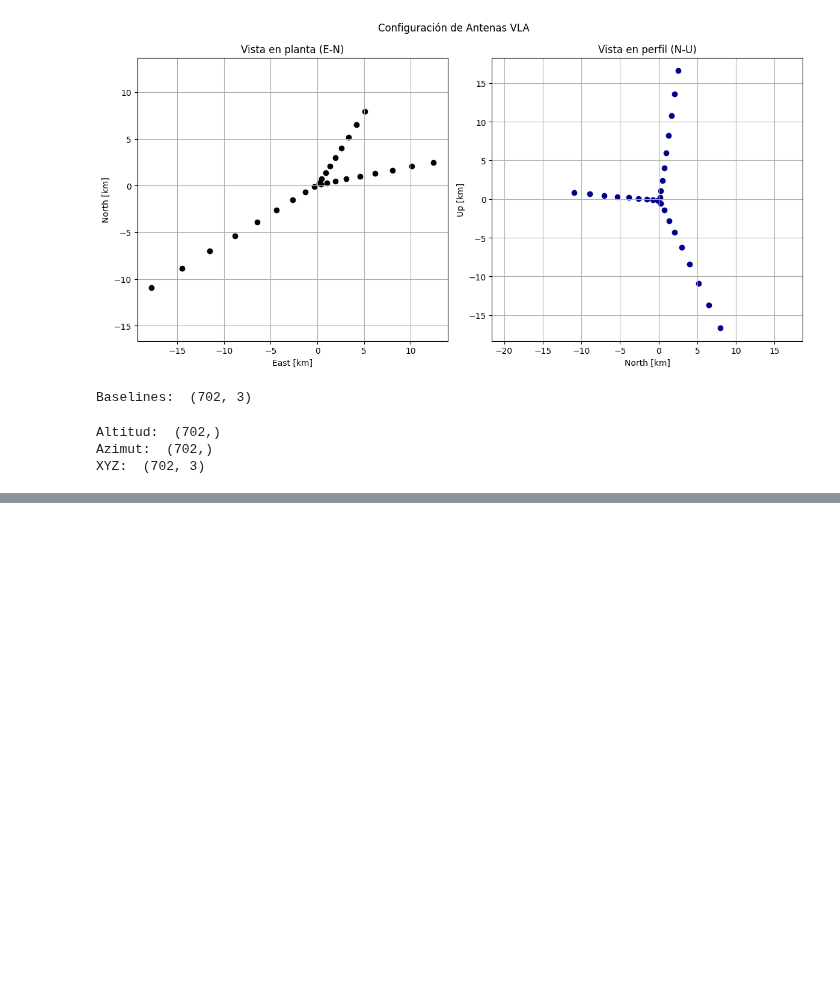
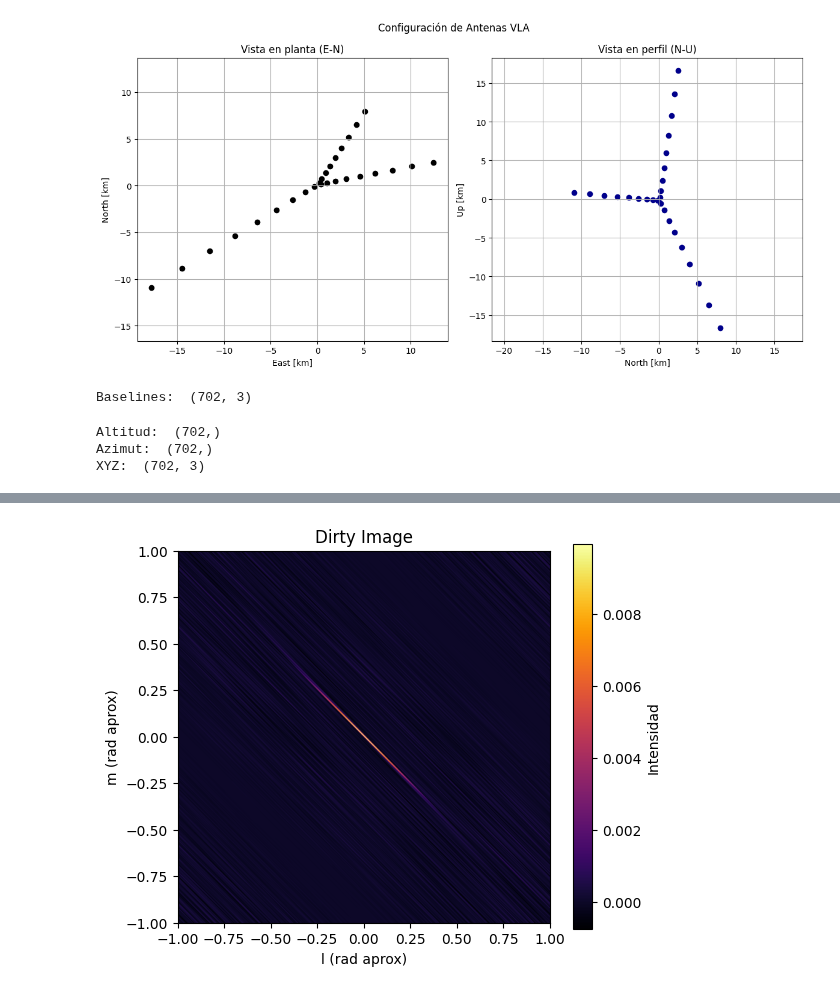
Before and after one commit to Mieres7/RadioInterferometry, a Jupyter notebook: lab1/laboratory1.ipynb, the cells around one changed output, grey strips where cells are left out. Saved outputs shown, nothing was run; the diff lists cells and outputs as text; code cells hidden in the pictures; blank space fills up the shorter version.

```diff
--- a/lab1/laboratory1.ipynb
+++ b/lab1/laboratory1.ipynb
@@ -550,0 +544,3 @@ plot_uv_coverage(uvw, unit='km', show_center=True, show_symmetry=False, color='b
+# %%
+freq_hz = 100e9
+uvw_lambda, _ = uvw_to_lambda(uvw, freq_hz)
@@ -550,0 +664,16 @@ plot_uv_coverage(uvw, unit='km', show_center=True, show_symmetry=False, color='b
+# %%
+V_grid_sym = V_grid + np.conj(np.flip(np.flip(V_grid, axis=0), axis=1))
+dirty_image = np.fft.fftshift(np.fft.ifft2(np.fft.ifftshift(V_grid_sym)))
+dirty_image = np.real(dirty_image)
+# %%
+import matplotlib.pyplot as plt
+
+plt.figure(figsize=(6,5))
+plt.imshow(dirty_image, cmap='inferno', origin='lower', extent=[-1,1,-1,1])
+plt.colorbar(label='Intensidad')
+plt.xlabel('l (rad aprox)')
+plt.ylabel('m (rad aprox)')
+plt.title('Dirty Image')
+plt.show()
+# %% [output]
+[figure, added]
```
Also changed, not shown: parts of 5 cells of this notebook, 1 other file.
